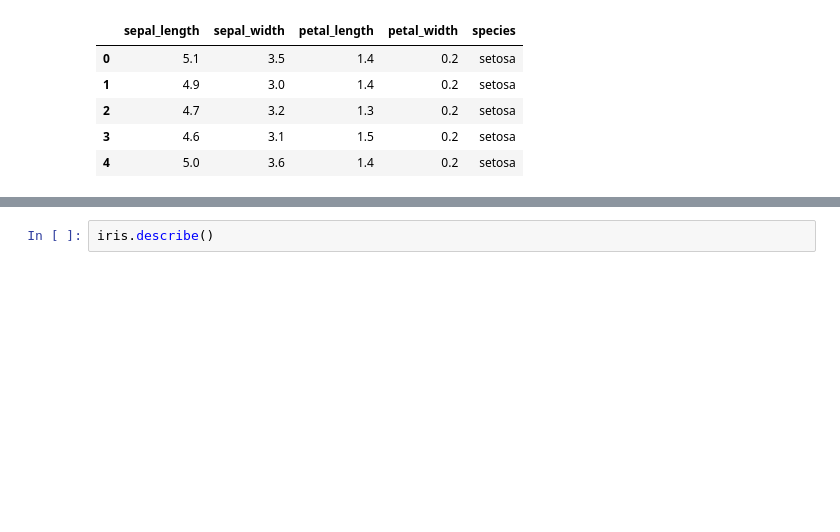
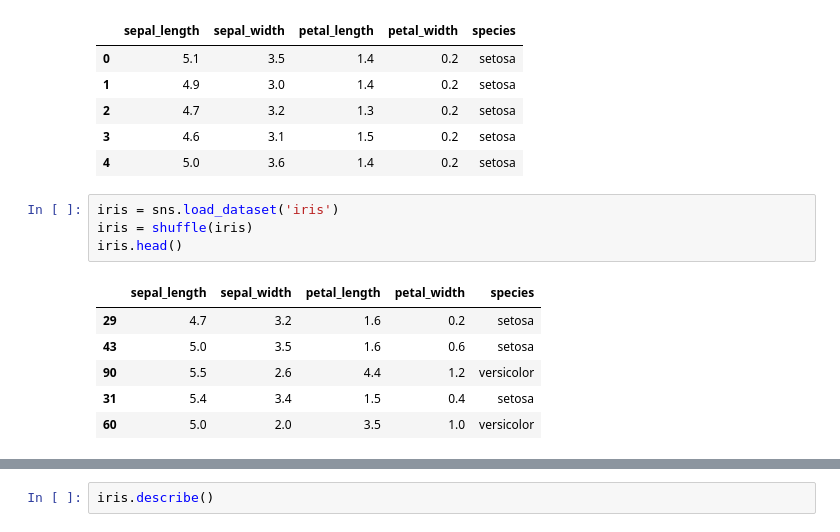
Before and after one commit to amicuscertus/Colab001, a Jupyter notebook: iris001.ipynb, the cells around one changed output, grey strips where cells are left out. Saved outputs shown, nothing was run; the diff lists cells and outputs as text; blank space fills up the shorter version.

```diff
--- a/iris001.ipynb
+++ b/iris001.ipynb
@@ -15,3 +16,14 @@ iris.head()
 | 2 | 4.7 | 3.2 | 1.3 | 0.2 | setosa |
 | 3 | 4.6 | 3.1 | 1.5 | 0.2 | setosa |
 | 4 | 5.0 | 3.6 | 1.4 | 0.2 | setosa |
+# %%
+iris = sns.load_dataset('iris')
+iris = shuffle(iris)
+iris.head()
+# %% [output]
+|  | sepal_length | sepal_width | petal_length | petal_width | species |
+| 29 | 4.7 | 3.2 | 1.6 | 0.2 | setosa |
+| 43 | 5.0 | 3.5 | 1.6 | 0.6 | setosa |
+| 90 | 5.5 | 2.6 | 4.4 | 1.2 | versicolor |
+| 31 | 5.4 | 3.4 | 1.5 | 0.4 | setosa |
+| 60 | 5.0 | 2.0 | 3.5 | 1.0 | versicolor |
```
Also changed, not shown: parts of 2 cells of this notebook.
